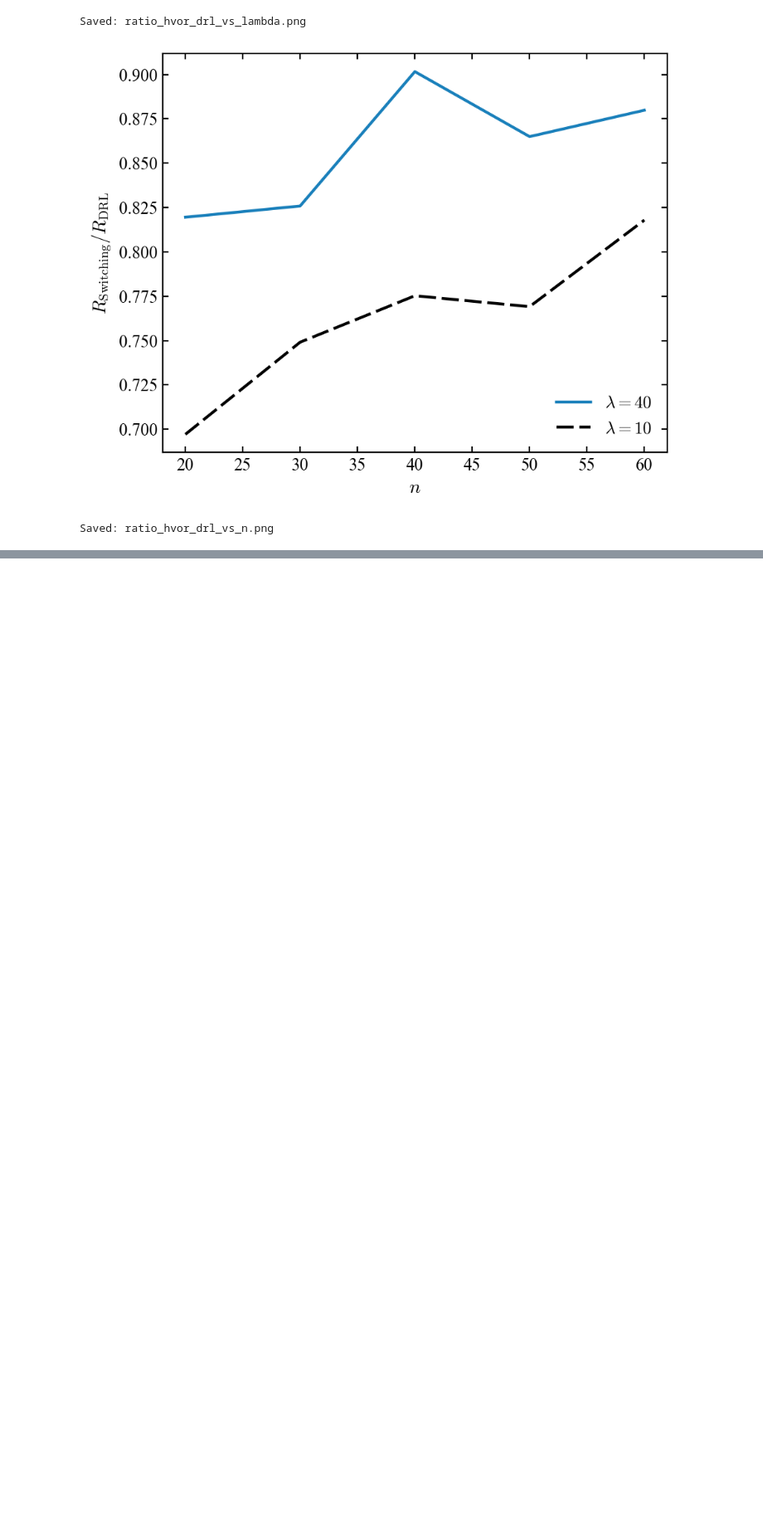
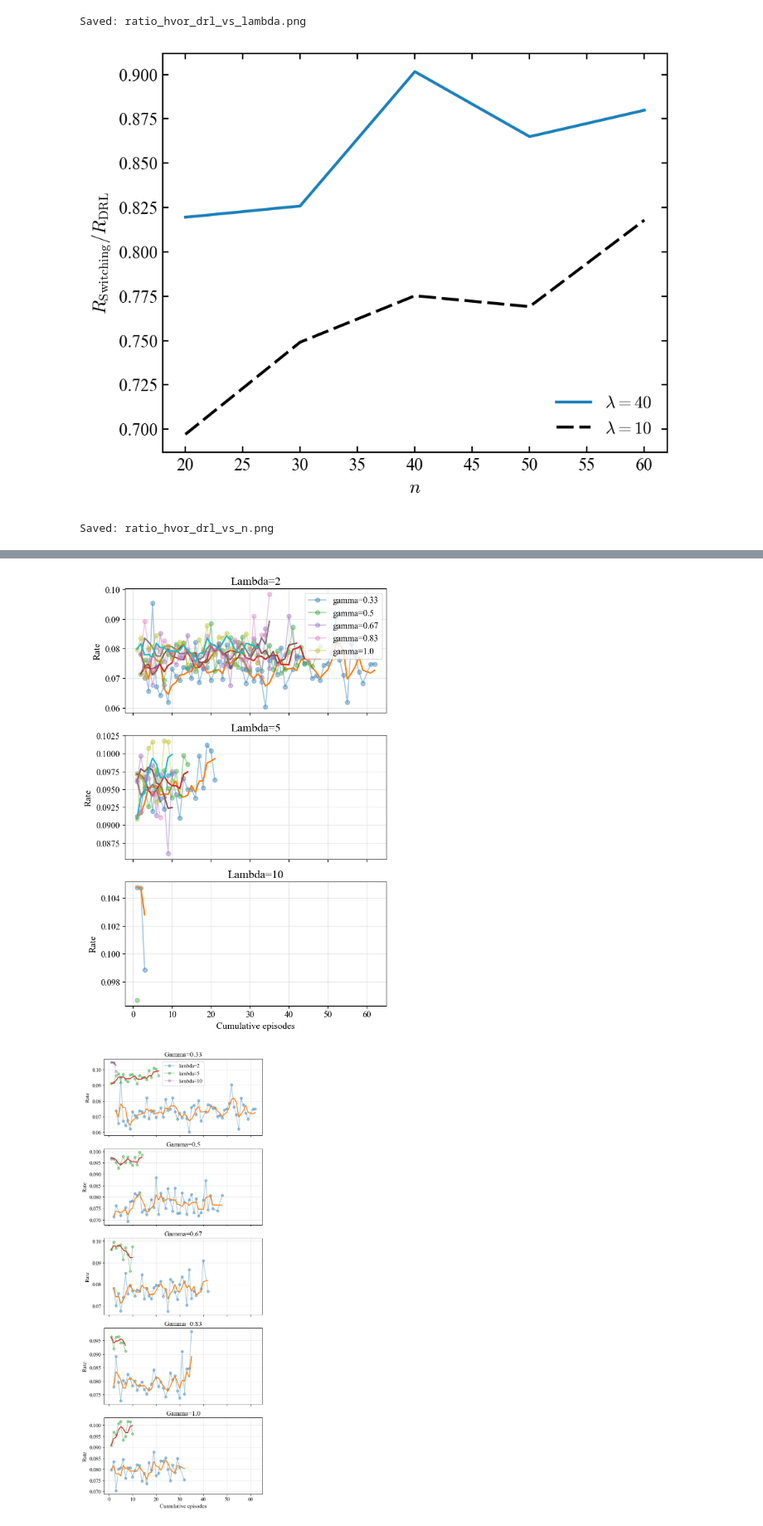
Before and after one commit to Alfredkkk/Last-mile-Logistics, a Jupyter notebook: analysis.ipynb, the cells around one changed output, grey strips where cells are left out. Shown at 83% size. Drawn from its saved outputs; the diff is of its cells as text; code cells hidden in the pictures; blank space fills up the shorter version.

```diff
--- a/analysis.ipynb
+++ b/analysis.ipynb
@@ -306,0 +400,62 @@ Saved: ratio_hvor_drl_vs_n.png
+# %%
+# =========================================
+# DRL convergence by episodes (cumulative) instead of updates
+import pandas as pd
+import matplotlib.pyplot as plt
+
+log_path = 'Results/training_log.csv'
+df = pd.read_csv(log_path)
+req = {'update','rate','LAMBDA','GAMMA_PACK','combo_id','episodes'}
+if not req.issubset(df.columns):
+    print('training_log.csv 缺少必要列 (update, rate, LAMBDA, GAMMA_PACK, combo_id, episodes)')
+else:
+    df = df.dropna(subset=['rate'])
+    df = df.sort_values(['combo_id','update'])
+    df['cum_episodes'] = df.groupby('combo_id')['episodes'].cumsum()
+    # 聚合：同一 λ/γ/累计episode 取 rate 的中位数
+    grouped = (df.groupby(['LAMBDA','GAMMA_PACK','cum_episodes'])['rate']
+                 .median()
+                 .reset_index())
+    lambdas = sorted(df['LAMBDA'].unique())
+    gammas = sorted(df['GAMMA_PACK'].unique())
+    # 按 lambda 分面
+    fig, axes = plt.subplots(len(lambdas), 1, figsize=(6, 3*len(lambdas)), sharex=True)
+    if len(lambdas)==1:
+        axes=[axes]
+    for ax, lam in zip(axes, lambdas):
+        sub = grouped[grouped['LAMBDA']==lam]
+        for g in gammas:
+            sg = sub[sub['GAMMA_PACK']==g].sort_values('cum_episodes')
+            if sg.empty: continue
+            ax.plot(sg['cum_episodes'], sg['rate'], marker='o', alpha=0.4, label=f'gamma={g}')
+            sg_roll = sg.set_index('cum_episodes')['rate'].rolling(window=3, min_periods=1).mean()
+            ax.plot(sg_roll.index, sg_roll.values, linewidth=2)
+        ax.set_title(f'Lambda={lam}')
+        ax.set_ylabel('Rate')
+        ax.grid(True, alpha=0.3)
+    axes[-1].set_xlabel('Cumulative episodes')
+    axes[0].legend()
+    plt.tight_layout()
+    plt.show()
+    # 按 gamma 分面
+    fig, axes = plt.subplots(len(gammas), 1, figsize=(6, 3*len(gammas)), sharex=True)
+    if len(gammas)==1:
+        axes=[axes]
+    for ax, g in zip(axes, gammas):
+        sub = grouped[grouped['GAMMA_PACK']==g]
+        for lam in lambdas:
+            sg = sub[sub['LAMBDA']==lam].sort_values('cum_episodes')
+            if sg.empty: continue
+            ax.plot(sg['cum_episodes'], sg['rate'], marker='o', alpha=0.4, label=f'lambda={lam}')
+            sg_roll = sg.set_index('cum_episodes')['rate'].rolling(window=3, min_periods=1).mean()
+            ax.plot(sg_roll.index, sg_roll.values, linewidth=2)
+        ax.set_title(f'Gamma={g}')
+        ax.set_ylabel('Rate')
+        ax.grid(True, alpha=0.3)
+    axes[-1].set_xlabel('Cumulative episodes')
+    axes[0].legend()
+    plt.tight_layout()
+    plt.show()
+# %% [output]
+[figure, added]
+[figure, added]
```
Also changed, not shown: parts of 4 cells of this notebook, 22 other files.
